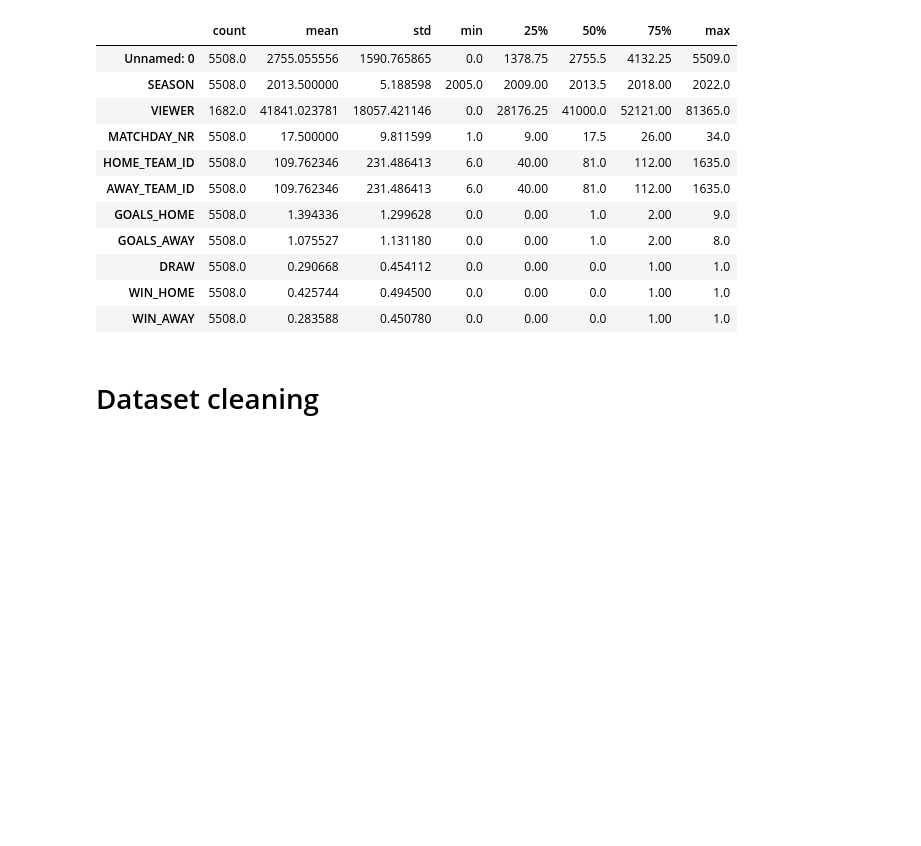
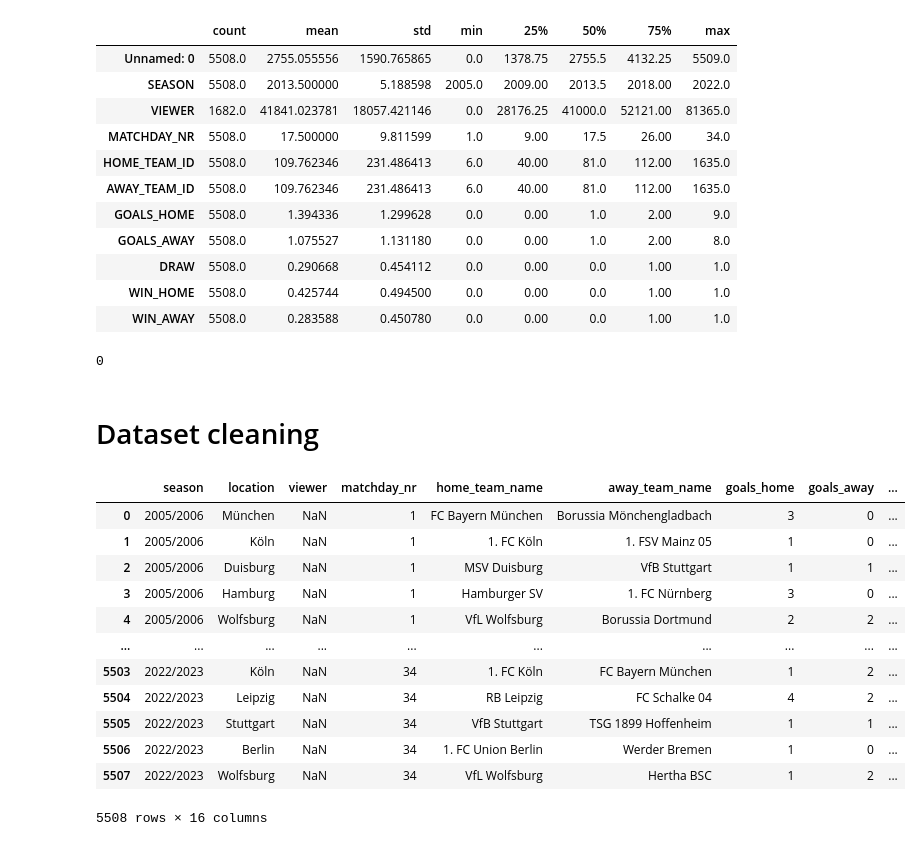
Before and after one commit to slatkowski/bundesliga_seasons_analysis, a Jupyter notebook: bundesliga_seasons_analysis.ipynb, the cells around one changed output. Drawn from its saved outputs; the diff is of its cells as text; code cells hidden in the pictures; blank space fills up the shorter version.

```diff
--- a/bundesliga_seasons_analysis.ipynb
+++ b/bundesliga_seasons_analysis.ipynb
@@ -84,35 +84,58 @@ df.describe().T
 | DRAW | 5508.0 | 0.290668 | 0.454112 | 0.0 | 0.00 | 0.0 | 1.00 | 1.0 |
 | WIN_HOME | 5508.0 | 0.425744 | 0.494500 | 0.0 | 0.00 | 0.0 | 1.00 | 1.0 |
 | WIN_AWAY | 5508.0 | 0.283588 | 0.450780 | 0.0 | 0.00 | 0.0 | 1.00 | 1.0 |
+# %%
+df.duplicated().sum()
+# %% [output]
+0
 # %% [markdown]
 # Dataset cleaning
 # %%
 "Converting columns names into lower case."
 df.columns = df.columns.str.lower()
 
 "Merging 3 columns with information about winner to 1 single column."
 df['match_result'] = df[['draw', 'win_home', 'win_away']].idxmax(axis = 1)
 
 "Converting match_date column to datetime."
 df['match_date'] = pd.to_datetime(df['match_date'])
 
 "Creating game_month, game_day and game_hour columns."
 df['game_year'] = df['match_date'].dt.year
 df['game_month'] = df['match_date'].dt.month_name()
 df['game_day'] = df['match_date'].dt.day_name()
 df['hour_game'] = df['match_date'].dt.time
 
 "Creating match_result column by draw, win_home an win_away columns."
 def change_match_result(result):
     if result == "win_home":
         return "home team"
     elif result == "win_away":
         return "away team"
     else:
         return "draw"
 
 df['winner'] = df['match_result'].apply(change_match_result)
 
+"Changing season column to added second pard of information about season (second year the season is played)."
+df['season'] = df['season'].apply(lambda x: str(x) + '/' + str(x + 1))
+
 "Removing columns not relevant to the analysis."
-df.drop(columns = ['unnamed: 0','matchday', 'match_result', 'league', 'finished', 'home_icon', 'away_icon', 'home_team', 'away_team',
-                   'home_team_id', 'away_team_id'], inplace = True)
+df.drop(columns = ['unnamed: 0', 'league_name', 'match_date', 'matchday', 'match_result', 'league', 'finished', 'home_icon',
+                   'away_icon', 'home_team', 'away_team', 'home_team_id', 'away_team_id'], inplace = True)
+
+df
+# %% [output]
+|  | season | location | viewer | matchday_nr | home_team_name | away_team_name | goals_home | goals_away | ... |
+| 0 | 2005/2006 | München | NaN | 1 | FC Bayern München | Borussia Mönchengladbach | 3 | 0 | ... |
+| 1 | 2005/2006 | Köln | NaN | 1 | 1. FC Köln | 1. FSV Mainz 05 | 1 | 0 | ... |
+| 2 | 2005/2006 | Duisburg | NaN | 1 | MSV Duisburg | VfB Stuttgart | 1 | 1 | ... |
+| 3 | 2005/2006 | Hamburg | NaN | 1 | Hamburger SV | 1. FC Nürnberg | 3 | 0 | ... |
+| 4 | 2005/2006 | Wolfsburg | NaN | 1 | VfL Wolfsburg | Borussia Dortmund | 2 | 2 | ... |
+| ... | ... | ... | ... | ... | ... | ... | ... | ... | ... |
+| 5503 | 2022/2023 | Köln | NaN | 34 | 1. FC Köln | FC Bayern München | 1 | 2 | ... |
+| 5504 | 2022/2023 | Leipzig | NaN | 34 | RB Leipzig | FC Schalke 04 | 4 | 2 | ... |
+| 5505 | 2022/2023 | Stuttgart | NaN | 34 | VfB Stuttgart | TSG 1899 Hoffenheim | 1 | 1 | ... |
+| 5506 | 2022/2023 | Berlin | NaN | 34 | 1. FC Union Berlin | Werder Bremen | 1 | 0 | ... |
+| 5507 | 2022/2023 | Wolfsburg | NaN | 34 | VfL Wolfsburg | Hertha BSC | 1 | 2 | ... |
+5508 rows × 16 columns
```
Also changed, not shown: parts of 5 cells of this notebook.
